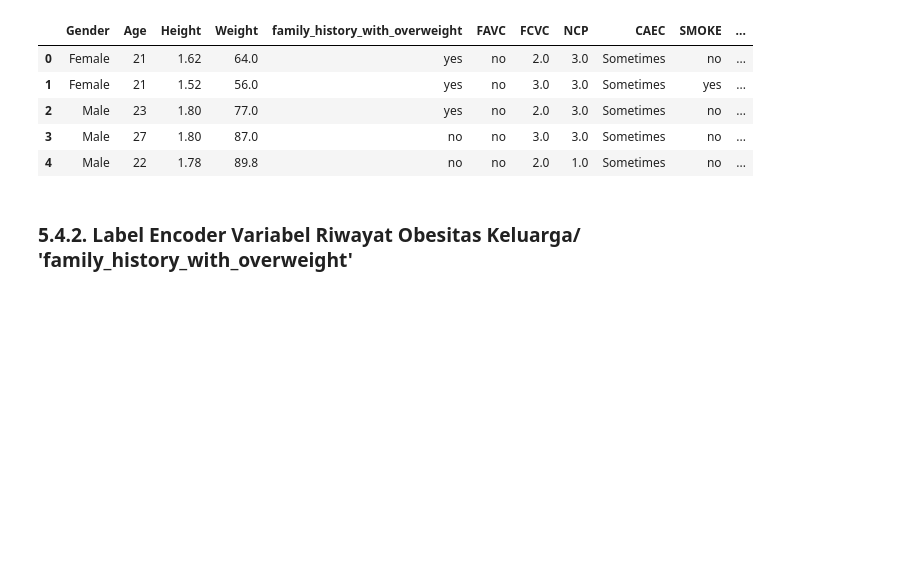
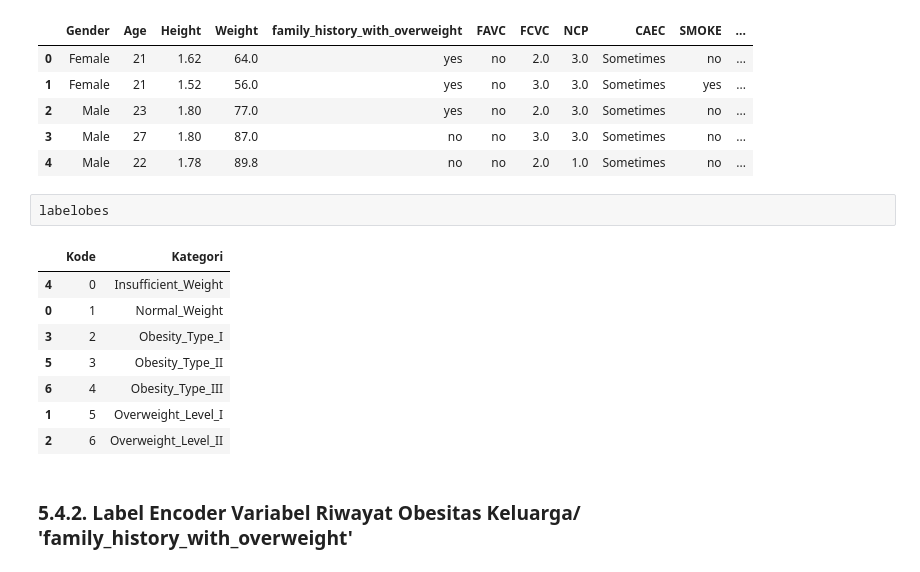
Before and after one commit to dimasfuu/DeltaIndie_dataCourse, a Jupyter notebook: Final Project 1 11 Maret 2025/Final Project 1 11 Maret 2025-Dimas.ipynb, the cells around one changed output. Drawn from its saved outputs; the diff is of its cells as text; blank space fills up the shorter version.

```diff
--- a/Final Project 1 11 Maret 2025/Final Project 1 11 Maret 2025-Dimas.ipynb
+++ b/Final Project 1 11 Maret 2025/Final Project 1 11 Maret 2025-Dimas.ipynb
@@ -923,6 +923,17 @@ dlc.head()
 | 2 | Male | 23 | 1.80 | 77.0 | yes | no | 2.0 | 3.0 | Sometimes | no | ... |
 | 3 | Male | 27 | 1.80 | 87.0 | no | no | 3.0 | 3.0 | Sometimes | no | ... |
 | 4 | Male | 22 | 1.78 | 89.8 | no | no | 2.0 | 1.0 | Sometimes | no | ... |
+# %%
+labelobes
+# %% [output]
+|  | Kode | Kategori |
+| 4 | 0 | Insufficient_Weight |
+| 0 | 1 | Normal_Weight |
+| 3 | 2 | Obesity_Type_I |
+| 5 | 3 | Obesity_Type_II |
+| 6 | 4 | Obesity_Type_III |
+| 1 | 5 | Overweight_Level_I |
+| 2 | 6 | Overweight_Level_II |
 # %% [markdown]
 ### 5.4.2. Label Encoder Variabel Riwayat Obesitas Keluarga/ 'family_history_with_overweight'
 # %%
```
Also changed, not shown: parts of 3 cells of this notebook, 1 other file.
